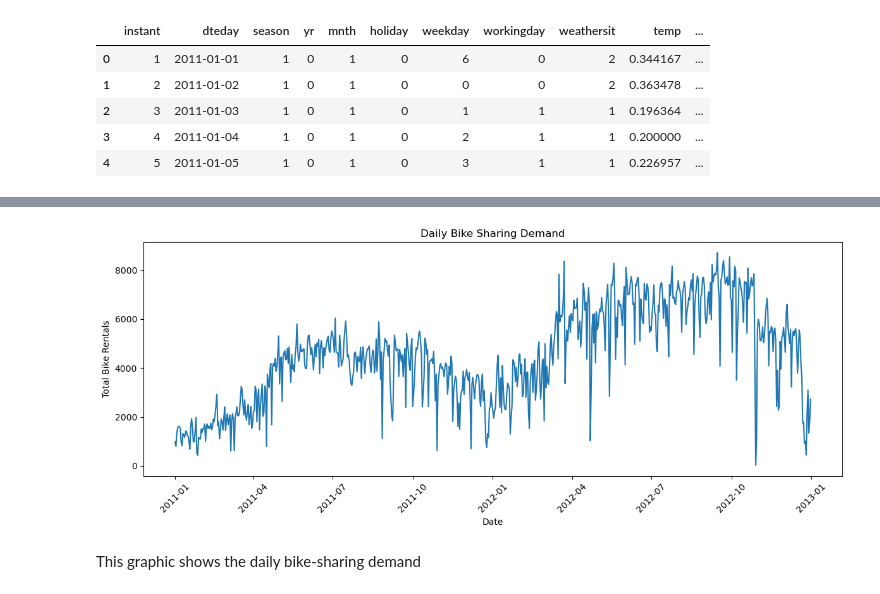
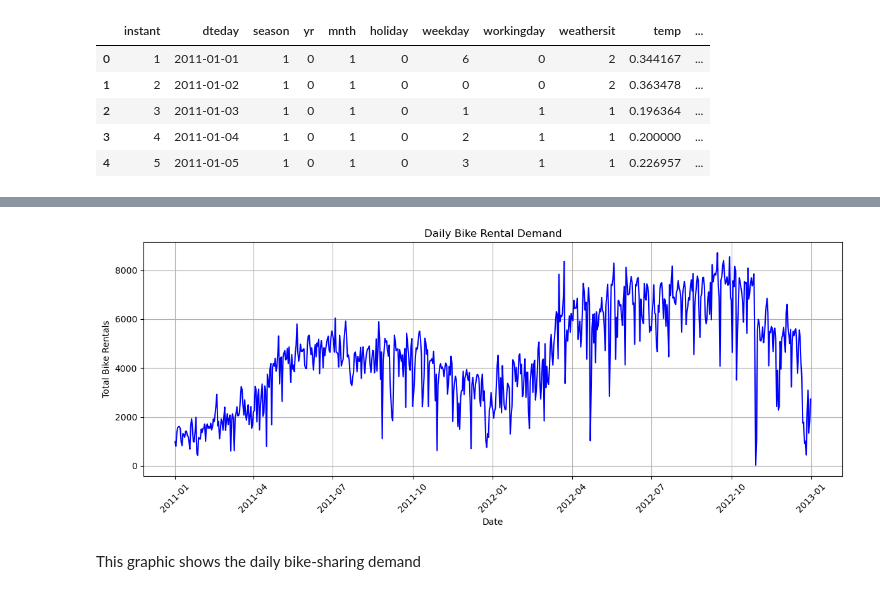
Before and after one commit to 2026059-rgb/CA1-2026059, a Jupyter notebook: notebooks/Khishigjargal_Burmaa_ca1-machine_learning_for_business.ipynb, the cells around one changed output, grey strips where cells are left out. Saved outputs shown, nothing was run; the diff lists cells and outputs as text; code cells hidden in the pictures.

```diff
--- a/notebooks/Khishigjargal_Burmaa_ca1-machine_learning_for_business.ipynb
+++ b/notebooks/Khishigjargal_Burmaa_ca1-machine_learning_for_business.ipynb
@@ -48,20 +75,23 @@ In this section, I explored the dataset to understand its structure, variables a
 # %%
-# Convert date column
-df["dteday"] = pd.to_datetime(df["dteday"])
-
-# Plot bike rental demand
+# Plot daily bike rental demand
 plt.figure(figsize=(12, 5))
 
-plt.plot(df["dteday"], df["cnt"])
+plt.plot(
+    df["dteday"],
+    df["cnt"],
+    color="blue"
+)
 
-plt.title("Daily Bike Sharing Demand")
+plt.title("Daily Bike Rental Demand")
 plt.xlabel("Date")
 plt.ylabel("Total Bike Rentals")
 
 plt.xticks(rotation=45)
+plt.grid(True)
 plt.tight_layout()
+
 plt.show()
 # %% [output]
-[figure, old version]
+[figure, new version]
 # %% [markdown]
 This graphic shows the daily bike-sharing demand
```
Also changed, not shown: parts of 7 cells of this notebook.
